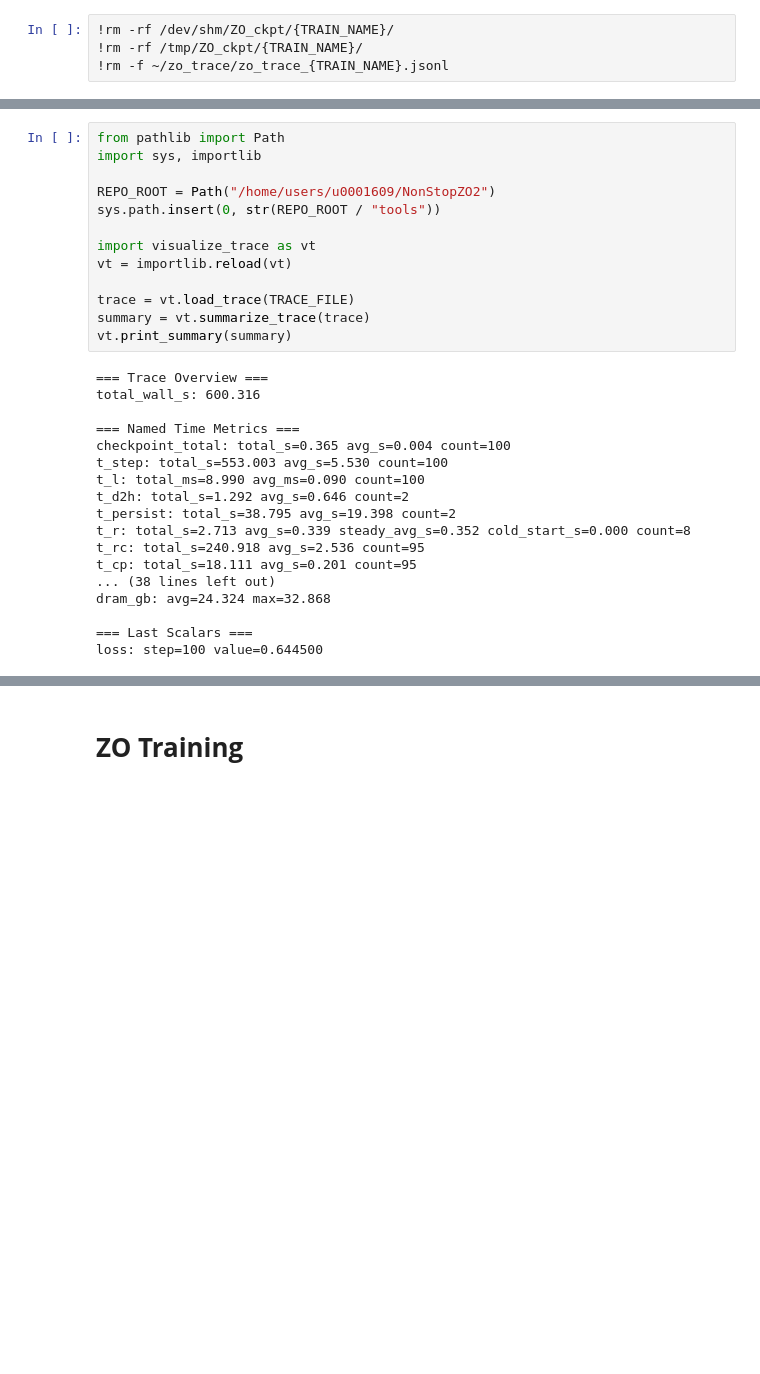
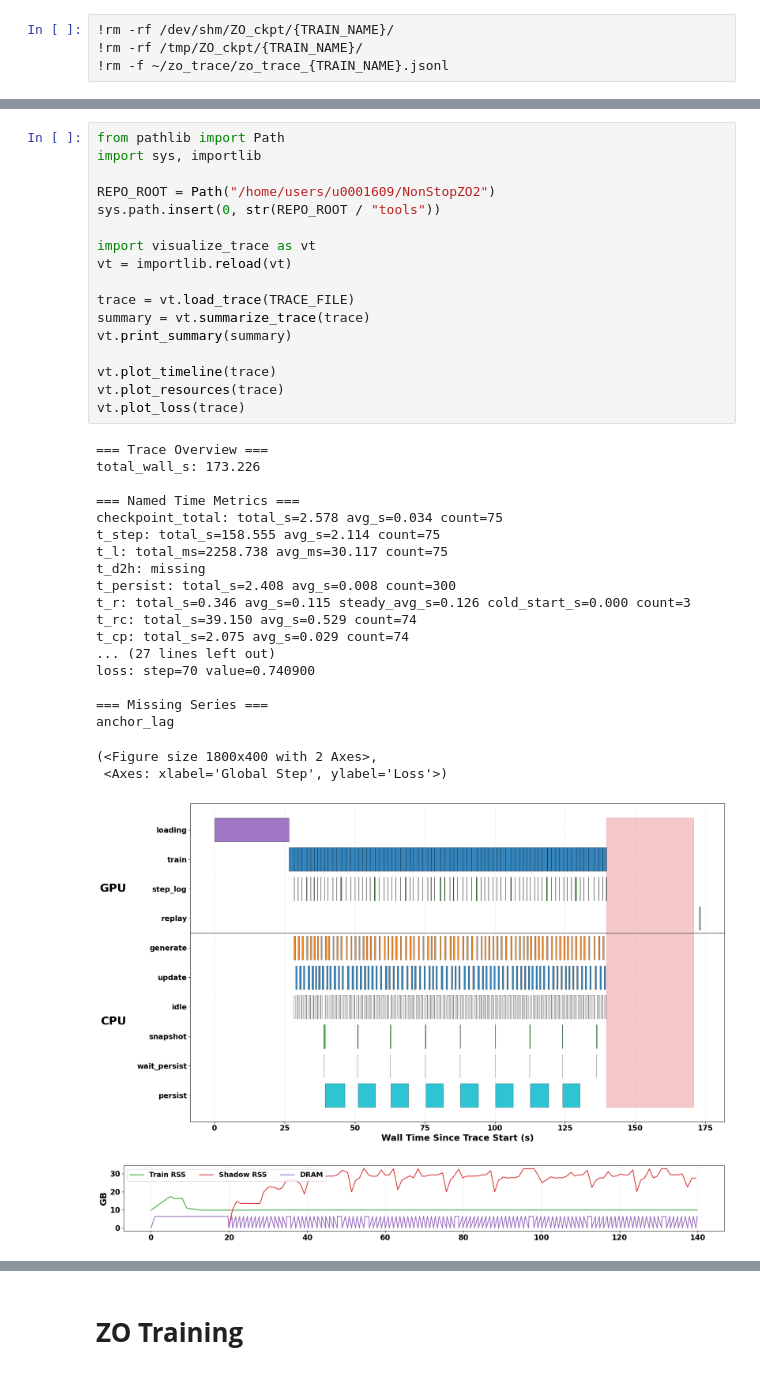
Before and after one commit to SunMinqiu/NonStopZO2, a Jupyter notebook: experiments/Non_stop_ZO copy.ipynb, the cells around one changed output, grey strips where cells are left out. Saved outputs shown, nothing was run; the diff lists cells and outputs as text; blank space fills up the shorter version.

```diff
--- a/experiments/Non_stop_ZO copy.ipynb
+++ b/experiments/Non_stop_ZO copy.ipynb
@@ -1092,31 +1143,39 @@ wandb: Find logs at: ../../../hs/work0/home/users/u0001609/wandb/run-20260401_04
 # %%
 from pathlib import Path
 import sys, importlib
 
 REPO_ROOT = Path("/home/users/u0001609/NonStopZO2")
 sys.path.insert(0, str(REPO_ROOT / "tools"))
 
 import visualize_trace as vt
 vt = importlib.reload(vt)
 
 trace = vt.load_trace(TRACE_FILE)
 summary = vt.summarize_trace(trace)
 vt.print_summary(summary)
+
+vt.plot_timeline(trace)
+vt.plot_resources(trace)
+vt.plot_loss(trace)
 # %% [output]
 === Trace Overview ===
-total_wall_s: 600.316
+total_wall_s: 173.226
 
 === Named Time Metrics ===
-checkpoint_total: total_s=0.365 avg_s=0.004 count=100
-t_step: total_s=553.003 avg_s=5.530 count=100
-t_l: total_ms=8.990 avg_ms=0.090 count=100
-t_d2h: total_s=1.292 avg_s=0.646 count=2
-t_persist: total_s=38.795 avg_s=19.398 count=2
-t_r: total_s=2.713 avg_s=0.339 steady_avg_s=0.352 cold_start_s=0.000 count=8
-t_rc: total_s=240.918 avg_s=2.536 count=95
-t_cp: total_s=18.111 avg_s=0.201 count=95
-... (38 lines left out)
-dram_gb: avg=24.324 max=32.868
+checkpoint_total: total_s=2.578 avg_s=0.034 count=75
+t_step: total_s=158.555 avg_s=2.114 count=75
+t_l: total_ms=2258.738 avg_ms=30.117 count=75
+t_d2h: missing
+t_persist: total_s=2.408 avg_s=0.008 count=300
+t_r: total_s=0.346 avg_s=0.115 steady_avg_s=0.126 cold_start_s=0.000 count=3
+t_rc: total_s=39.150 avg_s=0.529 count=74
+t_cp: total_s=2.075 avg_s=0.029 count=74
+... (27 lines left out)
+loss: step=70 value=0.740900
 
-=== Last Scalars ===
-loss: step=100 value=0.644500
+=== Missing Series ===
+anchor_lag
+(<Figure size 1800x400 with 2 Axes>,
+ <Axes: xlabel='Global Step', ylabel='Loss'>)
+[figure, added]
+[figure, added]
```
Also changed, not shown: parts of 31 cells of this notebook, 18 other files.
